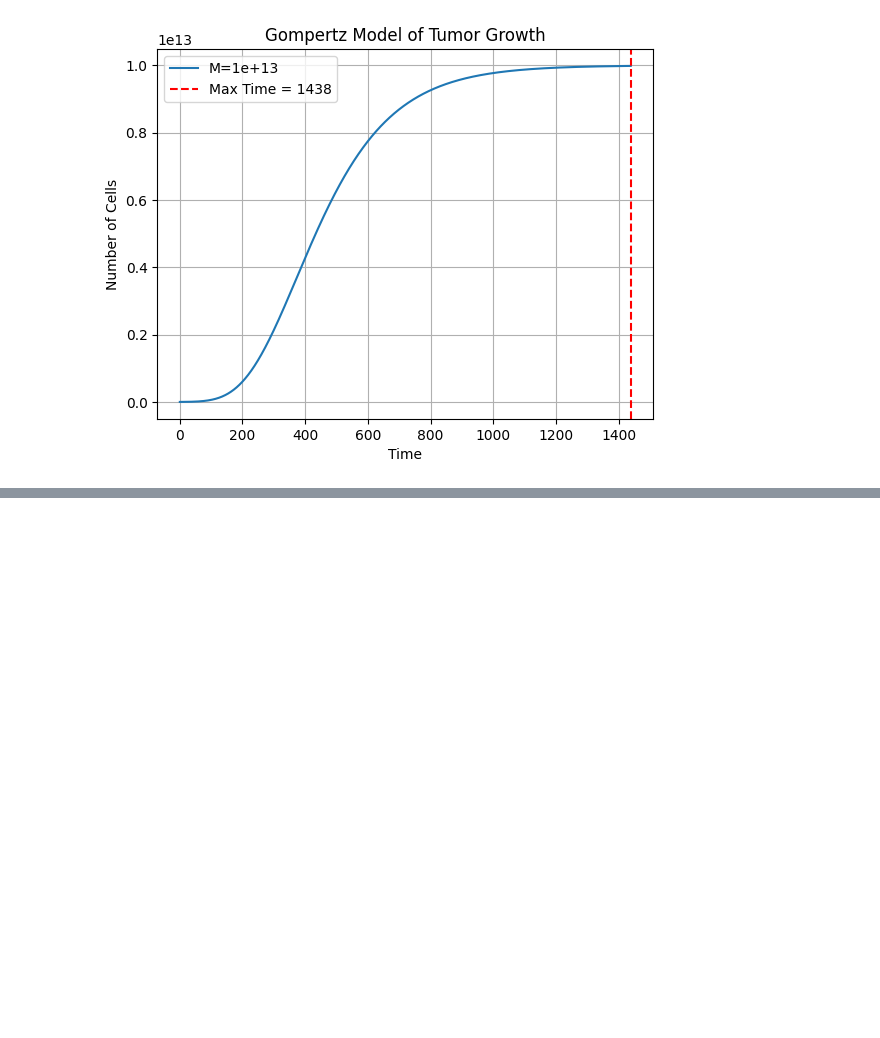
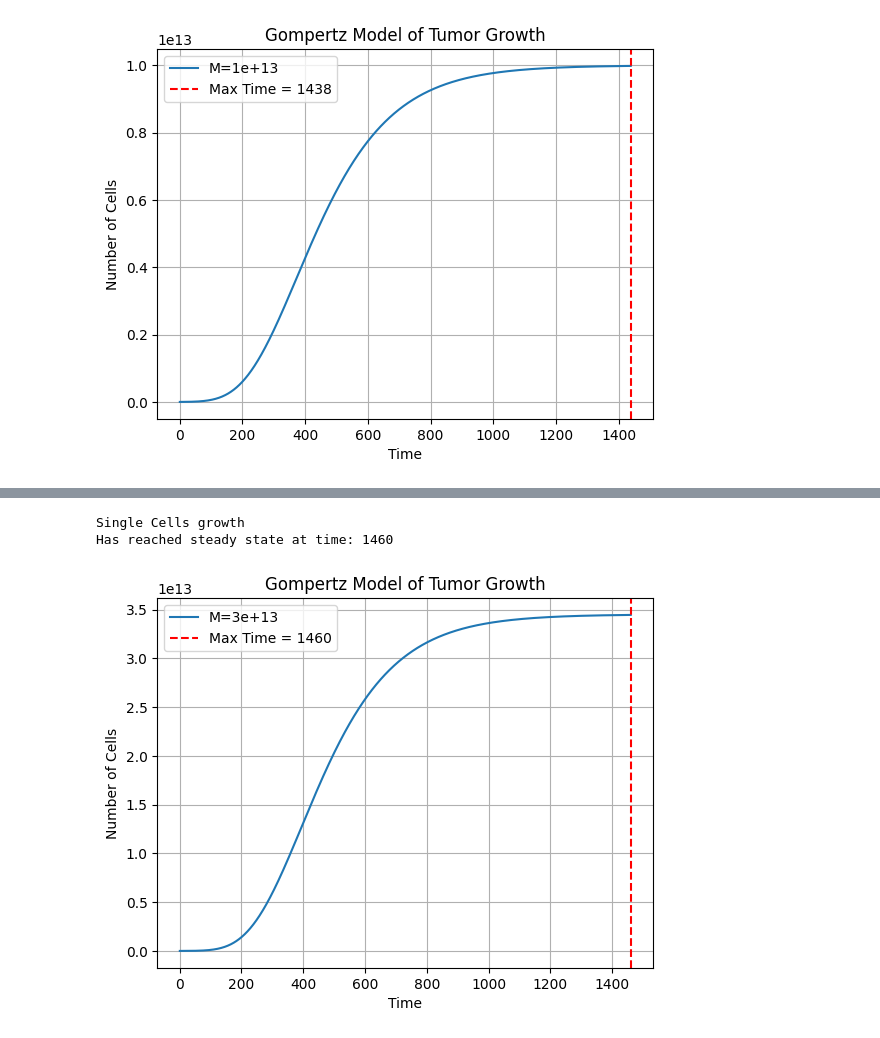
Before and after one commit to jamesmcmillan61/ComputationalScience, a Jupyter notebook: Final/Task2.1.ipynb, the cells around one changed output, grey strips where cells are left out. Cells and saved outputs as stored; diff of their text form; code cells hidden in the pictures; blank space fills up the shorter version.

```diff
--- a/Final/Task2.1.ipynb
+++ b/Final/Task2.1.ipynb
@@ -85,0 +107,11 @@ Has reached steady state at time: 1438
+# %%
+# Run growth for single cell
+Times3, NValues3, MaxHit3, maxHitTime3 = SignleCellsGrowth(h, k, 11**13, N0, maxTime)
+
+#plt.plot(Times, NValues, label=f"M={M}")
+
+DisplayGraph(NValues3,Times3,11**13,maxHitTime3)
+# %% [output]
+Single Cells growth
+Has reached steady state at time: 1460
+[figure, added]
```
Also changed, not shown: parts of 5 cells of this notebook, 2 other files.
